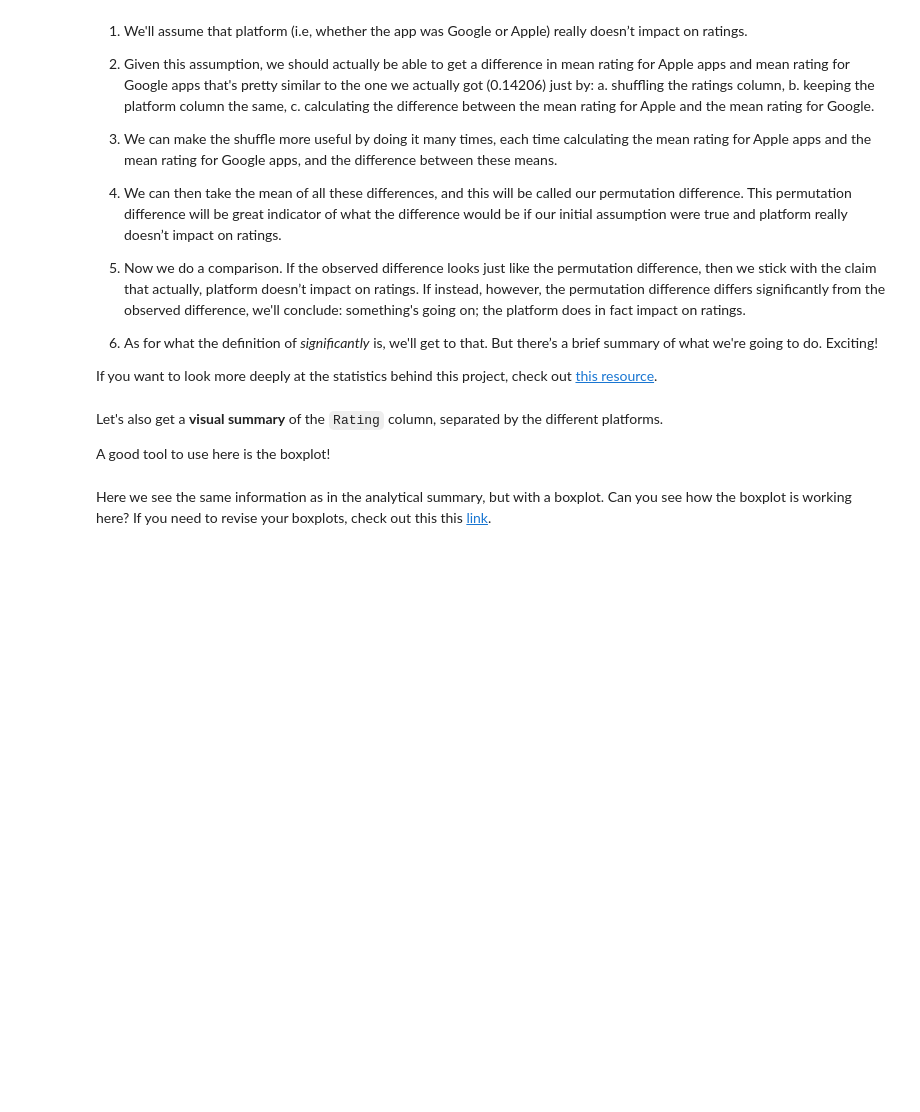
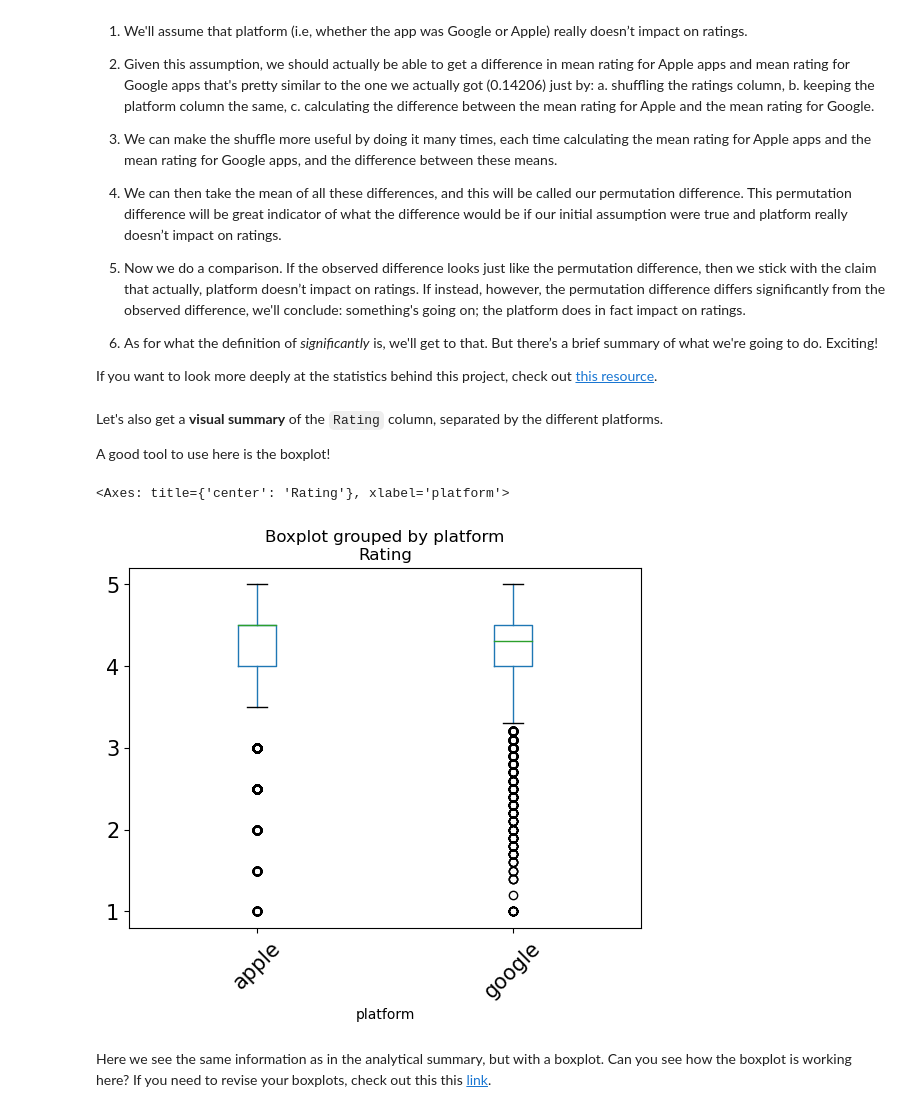
Before and after one commit to vanslykeaudio/SpringBoardDataScience, a Jupyter notebook: Integrating Apps/Springboard Apps project - Tier 3 - Complete.ipynb, the cells around one changed output. Cells and saved outputs as stored; diff of their text form; code cells hidden in the pictures; blank space fills up the shorter version.

```diff
--- a/Integrating Apps/Springboard Apps project - Tier 3 - Complete.ipynb
+++ b/Integrating Apps/Springboard Apps project - Tier 3 - Complete.ipynb
@@ -273,19 +280,20 @@ This is an important step to unify the two datasets!
 # %%
 # Create a variable called old_names where you'll store the column names of the Apple dataframe.
 # Use the feature .columns.
-_ _ _
+old_names = Apple.columns
 
 # Create a variable called new_names where you'll store the column names of the Google dataframe.
-_ _ _
+new_names = Google.columns
 
 # Use the rename() DataFrame method to change the columns names.
-_ _ _
+Apple = Apple.rename(columns=dict(zip(old_names, new_names)))
 # %% [markdown]
 ### 2d. Join the two datasets
 Let's combine the two datasets into a single data frame called `df`.
 # %%
 # Let's use the append() method to append Apple to Google.
-_ _ _
+#df = Google.append(Apple, ignore_index=True) #My version of python: 3.11.5 no longer supported .append() I had to change to .concat()
+df = pd.concat([Google, Apple], ignore_index=True)
 
 # Using the sample() method with the number 12 passed to it, check 12 random points of your dataset.
-_ _ _
+df.sample(12)
@@ -295,10 +317,10 @@ _ _ _
 As you can see there are some `NaN` values. We want to eliminate all these `NaN` values from the table.
 # %%
 # Lets check first the dimesions of df before droping `NaN` values. Use the .shape feature.
-_ _ _
+print(df.shape)
 
 # Use the dropna() method to eliminate all the NaN values, and overwrite the same dataframe with the result.
-_ _ _
+df = df.dropna()
 
 # Check the new dimesions of our dataframe.
-_ _ _
+print(df.shape)
@@ -316,7 +348,7 @@ _ _ _
 929 apps do not have reviews, we need to eliminate these points!
 # %%
 # Eliminate the points that have 0 reviews.
-_ _ _
+df = df[df['Reviews'] != 0]
 # %% [markdown]
 ### 2g. Summarize the data visually and analytically (by the column `platform`)
 # %% [markdown]
@@ -355,7 +392,10 @@ Let's also get a **visual summary** of the `Rating` column, separated by the dif
 A good tool to use here is the boxplot!
 # %%
 # Call the boxplot() method on our df.
-_ _ _
+df.boxplot(by='platform', column=['Rating'], grid=False, rot=45, fontsize=15)
+# %% [output]
+<Axes: title={'center': 'Rating'}, xlabel='platform'>
+[figure, added]
 # %% [markdown]
 Here we see the same information as in the analytical summary, but with a boxplot. Can you see how the boxplot is working here? If you need to revise your boxplots, check out this this [link](https://www.kaggle.com/ramamet4/app-store-apple-data-set-10k-apps).
 # %% [markdown]
```
Also changed, not shown: parts of 19 cells of this notebook.
